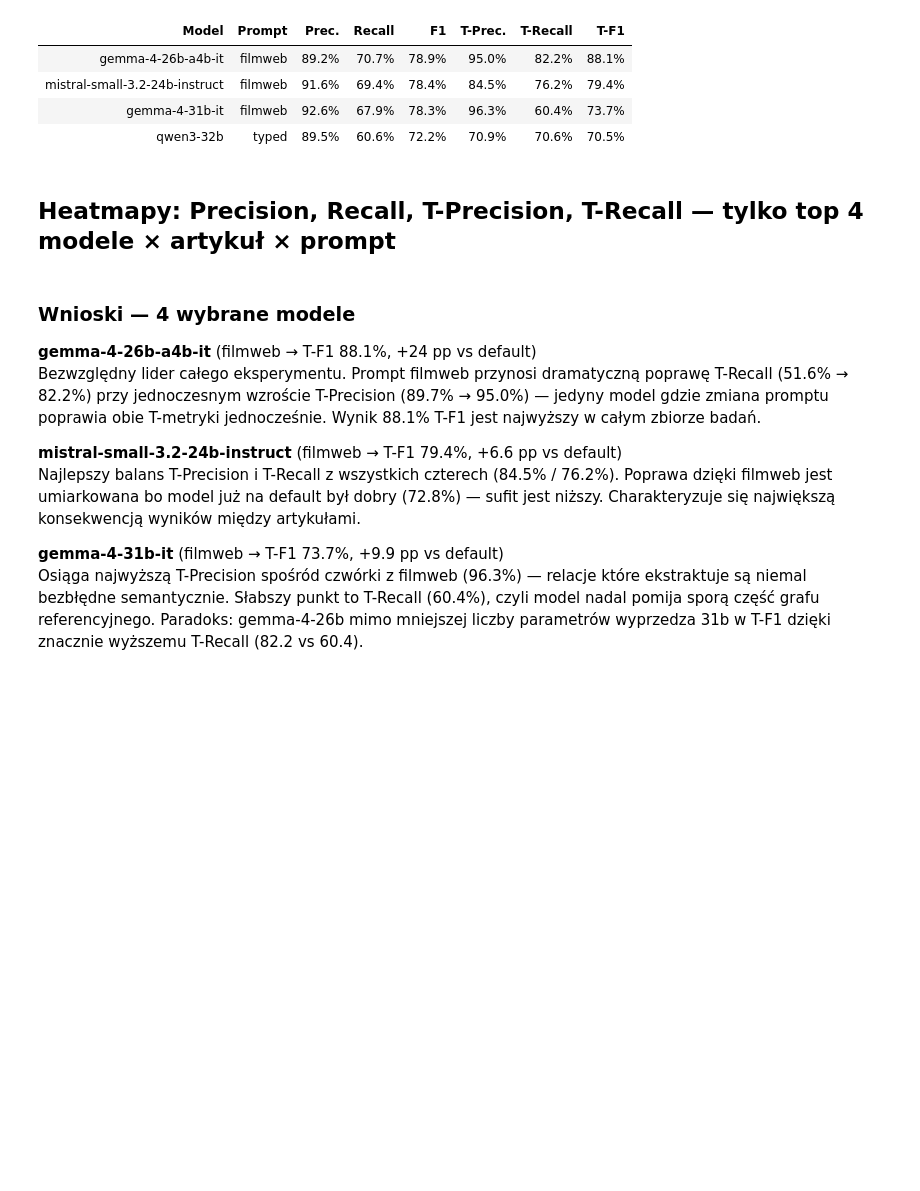
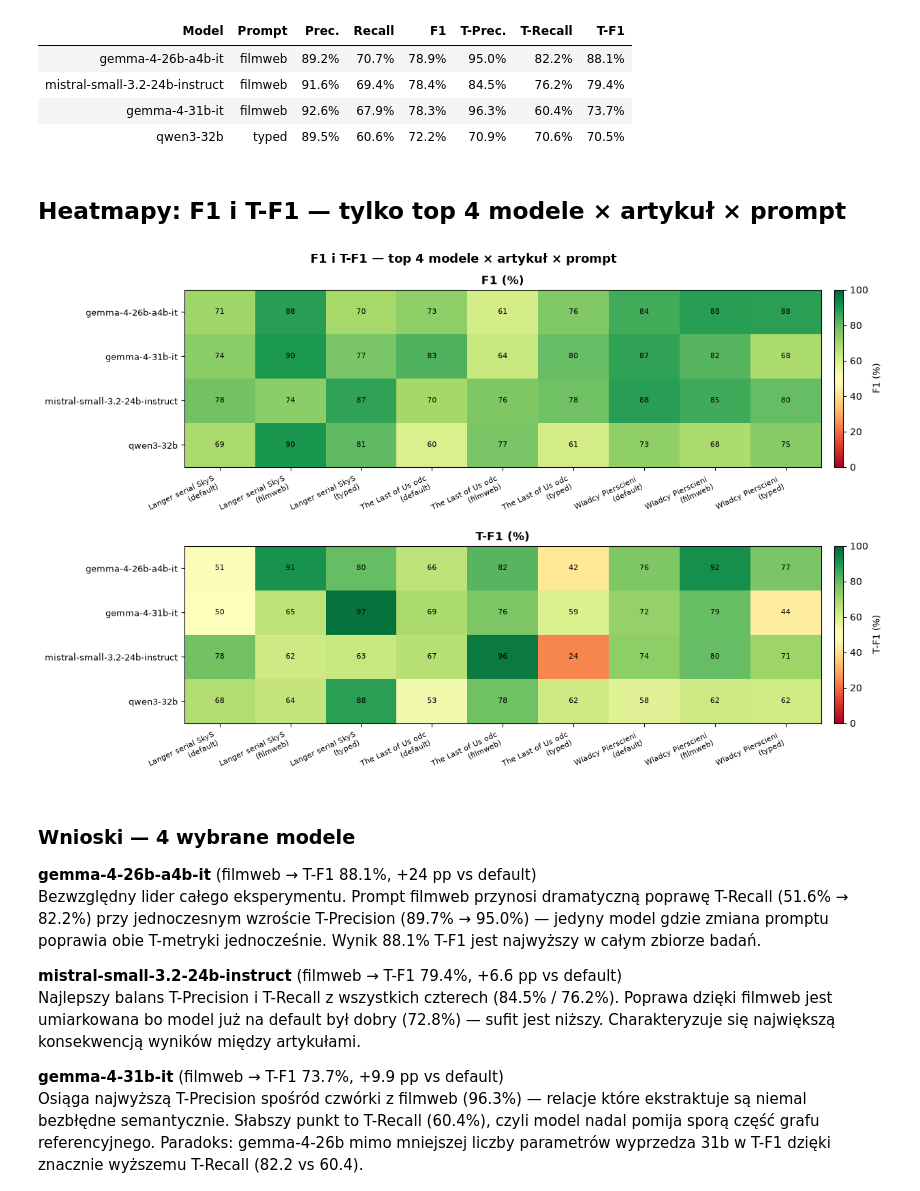
Before and after one commit to Rafal354/RAG-Knowledge-Graph-Builder, a Jupyter notebook: sql/a_steps/step_3_fine_tuning_prompt/analysis.ipynb, the cells around one changed output. Cells and saved outputs as stored; diff of their text form; code cells hidden in the pictures; blank space fills up the shorter version.

```diff
--- a/sql/a_steps/step_3_fine_tuning_prompt/analysis.ipynb
+++ b/sql/a_steps/step_3_fine_tuning_prompt/analysis.ipynb
@@ -1116,45 +1121,44 @@ Finalna tabela — top 4 modele z najlepszym promptem
 | gemma-4-31b-it | filmweb | 92.6% | 67.9% | 78.3% | 96.3% | 60.4% | 73.7% |
 | qwen3-32b | typed | 89.5% | 60.6% | 72.2% | 70.9% | 70.6% | 70.5% |
 # %% [markdown]
-## Heatmapy: Precision, Recall, T-Precision, T-Recall — tylko top 4 modele × artykuł × prompt
+## Heatmapy: F1 i T-F1 — tylko top 4 modele × artykuł × prompt
 # %%
-metrics4 = ["precision", "recall", "t_precision", "t_recall"]
-mlabels4 = ["Precision", "Recall", "T-Precision", "T-Recall"]
+metrics2 = ["f1", "t_f1"]
+mlabels2 = ["F1", "T-F1"]
 
-df4b = df4.copy()
-df4b["col"] = df4b["title_short"].str[:18] + "
-(" + df4b["prompt_label"] + ")"
-col_order4 = sorted(
-    df4b["col"].unique(),
-    key=lambda c: (c.split("
-")[0], PROMPTS.index(c.split("(")[1].rstrip(")")) if c.split("(")[1].rstrip(")") in PROMPTS else 99)
+df4c = df4.copy()
+df4c["col"] = df4c["title_short"].str[:18] + "\n(" + df4c["prompt_label"] + ")"
+col_order4b = sorted(
+    df4c["col"].unique(),
+    key=lambda c: (c.split("\n")[0], PROMPTS.index(c.split("(")[1].rstrip(")")) if c.split("(")[1].rstrip(")") in PROMPTS else 99)
 )
 
-fig, axes = plt.subplots(2, 2, figsize=(max(12, len(col_order4) * 1.4), 9))
-axes = axes.flatten()
+fig, axes = plt.subplots(2, 1, figsize=(max(12, len(col_order4b) * 1.4), 8))
 
-for ax, metric, mlabel in zip(axes, metrics4, mlabels4):
+for ax, metric, mlabel in zip(axes, metrics2, mlabels2):
     pivot4m = (
-        df4b.groupby(["model_short", "col"])[metric]
+        df4c.groupby(["model_short", "col"])[metric]
         .mean().unstack("col")
-        .reindex(TOP4)[col_order4] * 100
+        .reindex(TOP4)[col_order4b] * 100
     )
     im = ax.imshow(pivot4m.values, cmap="RdYlGn", vmin=0, vmax=100, aspect="auto")
     ax.set_xticks(range(len(pivot4m.columns)))
-    ax.set_xticklabels(pivot4m.columns, rotation=25, ha="right", fontsize=7)
+    ax.set_xticklabels(pivot4m.columns, rotation=25, ha="right", fontsize=8)
     ax.set_yticks(range(len(TOP4)))
-    ax.set_yticklabels(TOP4, fontsize=8)
+    ax.set_yticklabels(TOP4, fontsize=9)
     for i in range(pivot4m.shape[0]):
         for j in range(pivot4m.shape[1]):
             val = pivot4m.values[i, j]
             if not np.isnan(val):
-                ax.text(j, i, f"{val:.0f}", ha="center", va="center", fontsize=7)
-    fig.colorbar(im, ax=ax, label=f"{mlabel} (%)", fraction=0.046, pad=0.04)
-    ax.set_title(f"{mlabel} (%)", fontsize=11, fontweight="bold")
+                ax.text(j, i, f"{val:.0f}", ha="center", va="center", fontsize=8)
+    fig.colorbar(im, ax=ax, label=f"{mlabel} (%)", fraction=0.025, pad=0.02)
+    ax.set_title(f"{mlabel} (%)", fontsize=12, fontweight="bold")
 
-fig.suptitle("Precision, Recall, T-Precision, T-Recall — top 4 modele × artykuł × prompt", fontsize=13, fontweight="bold")
+fig.suptitle("F1 i T-F1 — top 4 modele × artykuł × prompt", fontsize=13, fontweight="bold")
 fig.tight_layout()
 plt.show()
+# %% [output]
+[figure, added]
 # %% [markdown]
 ### Wnioski — 4 wybrane modele
 
```
Also changed, not shown: parts of 3 cells of this notebook.
